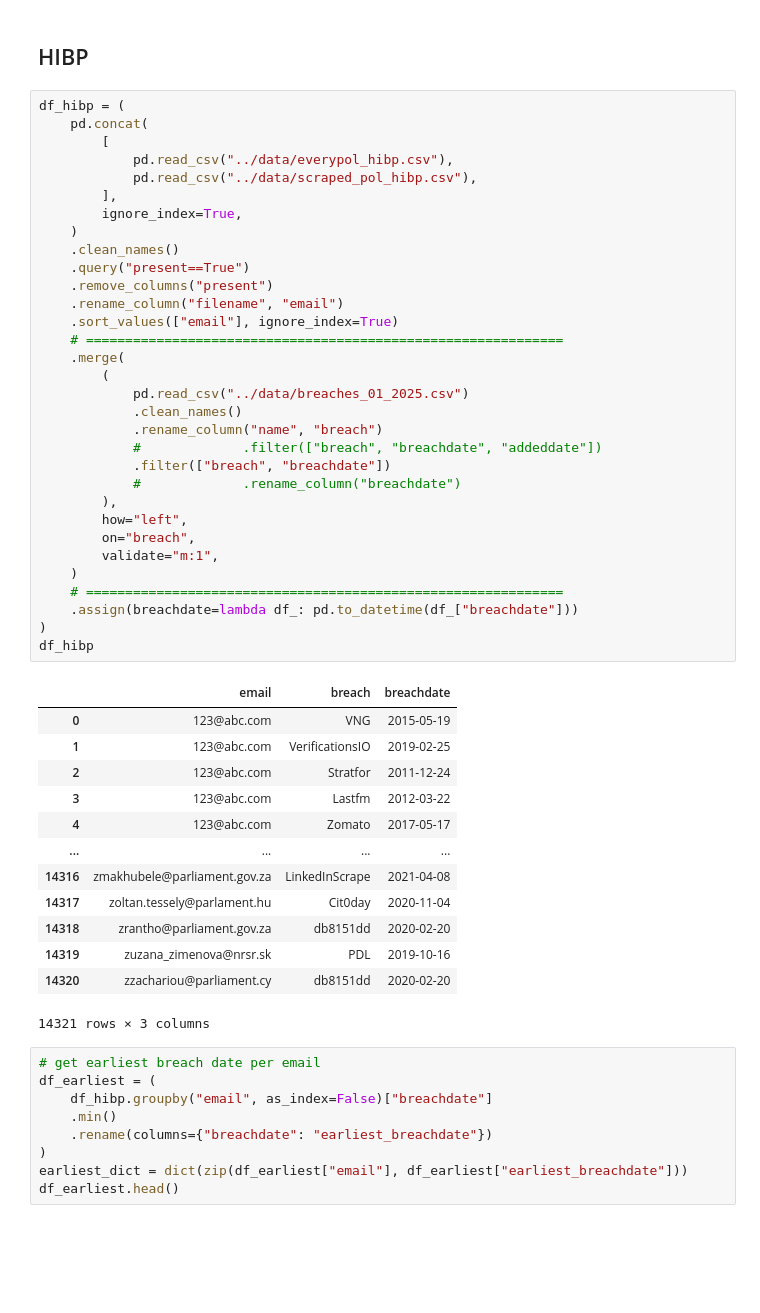
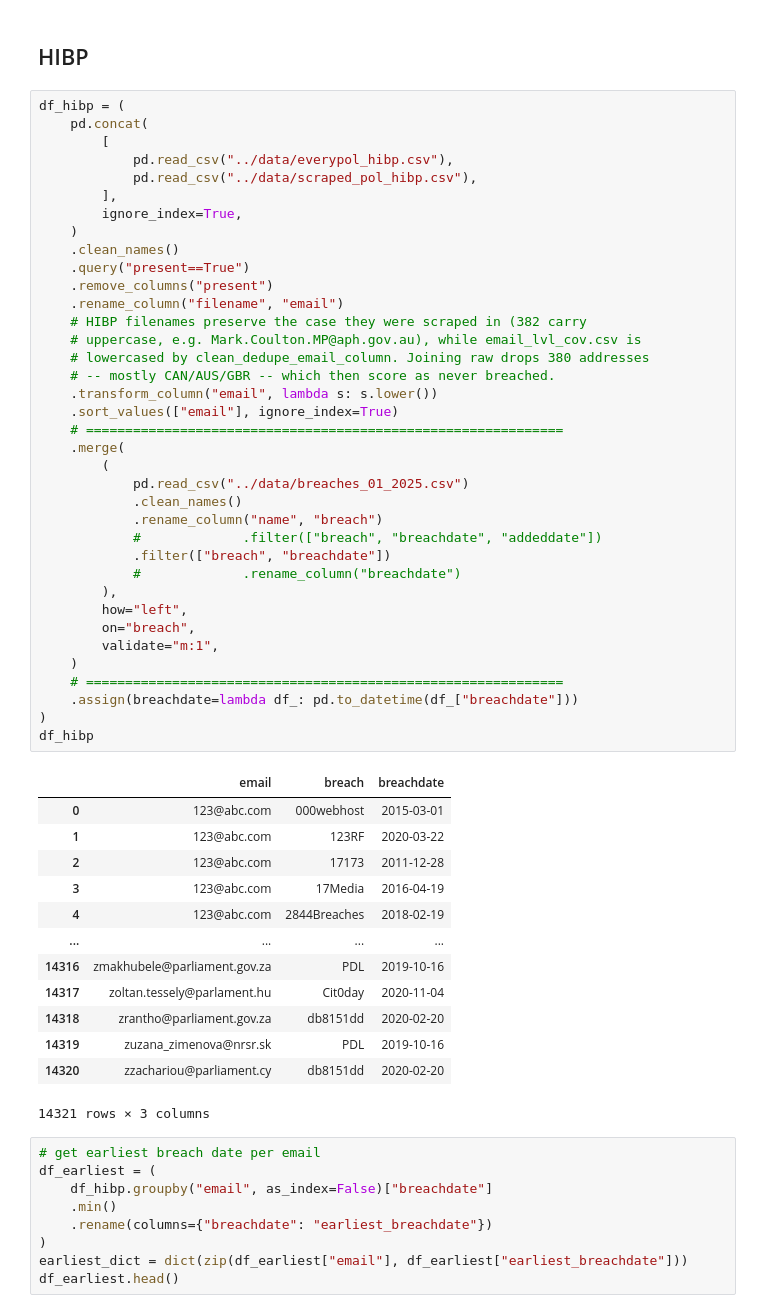
Before and after one commit to themains/pwned_pols, a Jupyter notebook: scripts/09_breach_rate_evolution.ipynb, the cells around one changed output. Drawn from its saved outputs; the diff is of its cells as text; blank space fills up the shorter version.

```diff
--- a/scripts/09_breach_rate_evolution.ipynb
+++ b/scripts/09_breach_rate_evolution.ipynb
@@ -122,40 +122,45 @@ df_hibp = (
             pd.read_csv("../data/everypol_hibp.csv"),
             pd.read_csv("../data/scraped_pol_hibp.csv"),
         ],
         ignore_index=True,
     )
     .clean_names()
     .query("present==True")
     .remove_columns("present")
     .rename_column("filename", "email")
+    # HIBP filenames preserve the case they were scraped in (382 carry
+    # uppercase, e.g. Mark.Coulton.MP@aph.gov.au), while email_lvl_cov.csv is
+    # lowercased by clean_dedupe_email_column. Joining raw drops 380 addresses
+    # -- mostly CAN/AUS/GBR -- which then score as never breached.
+    .transform_column("email", lambda s: s.lower())
     .sort_values(["email"], ignore_index=True)
     # =============================================================
     .merge(
         (
             pd.read_csv("../data/breaches_01_2025.csv")
             .clean_names()
             .rename_column("name", "breach")
             #             .filter(["breach", "breachdate", "addeddate"])
             .filter(["breach", "breachdate"])
             #             .rename_column("breachdate")
         ),
         how="left",
         on="breach",
         validate="m:1",
     )
     # =============================================================
     .assign(breachdate=lambda df_: pd.to_datetime(df_["breachdate"]))
 )
 df_hibp
 # %% [output]
 |  | email | breach | breachdate |
-| 0 | 123@abc.com | VNG | 2015-05-19 |
-| 1 | 123@abc.com | VerificationsIO | 2019-02-25 |
-| 2 | 123@abc.com | Stratfor | 2011-12-24 |
-| 3 | 123@abc.com | Lastfm | 2012-03-22 |
-| 4 | 123@abc.com | Zomato | 2017-05-17 |
+| 0 | 123@abc.com | 000webhost | 2015-03-01 |
+| 1 | 123@abc.com | 123RF | 2020-03-22 |
+| 2 | 123@abc.com | 17173 | 2011-12-28 |
+| 3 | 123@abc.com | 17Media | 2016-04-19 |
+| 4 | 123@abc.com | 2844Breaches | 2018-02-19 |
 | ... | ... | ... | ... |
-| 14316 | zmakhubele@parliament.gov.za | LinkedInScrape | 2021-04-08 |
+| 14316 | zmakhubele@parliament.gov.za | PDL | 2019-10-16 |
 | 14317 | zoltan.tessely@parlament.hu | Cit0day | 2020-11-04 |
 | 14318 | zrantho@parliament.gov.za | db8151dd | 2020-02-20 |
 | 14319 | zuzana_zimenova@nrsr.sk | PDL | 2019-10-16 |
```
Also changed, not shown: parts of 13 cells of this notebook, 21 other files.
